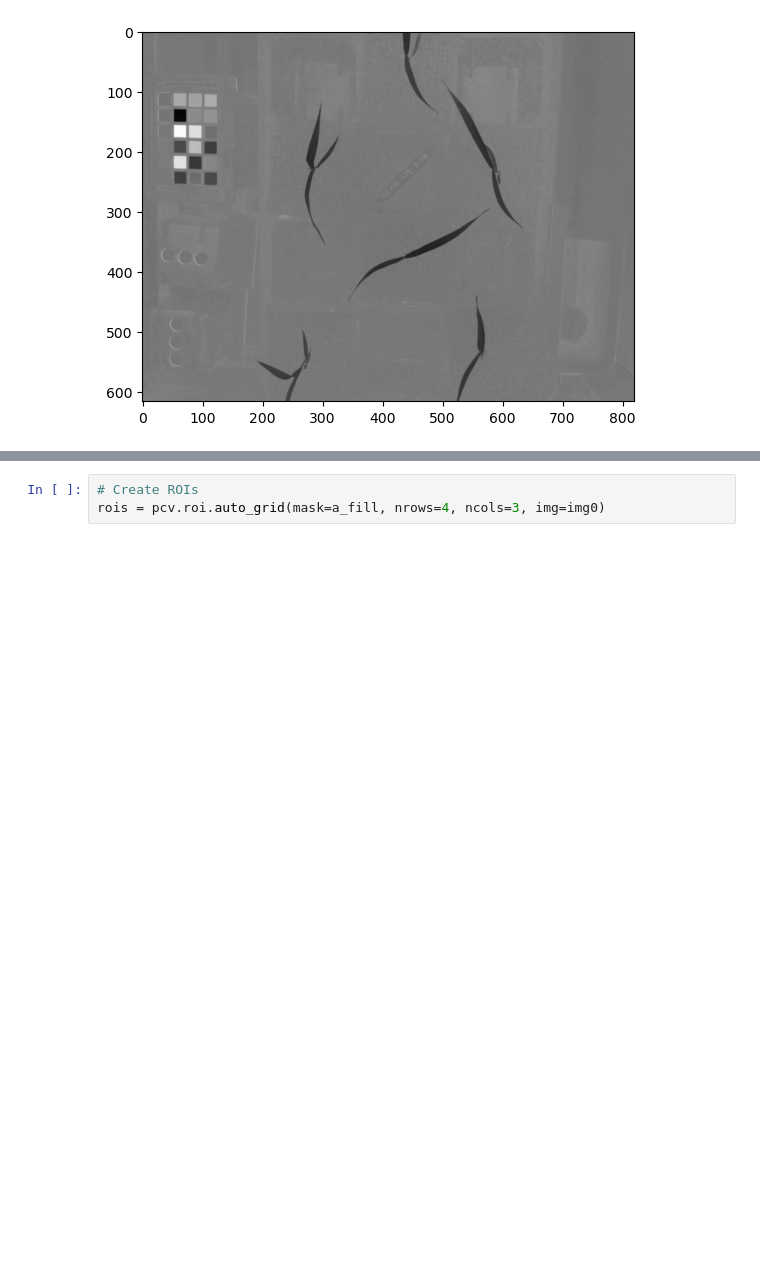
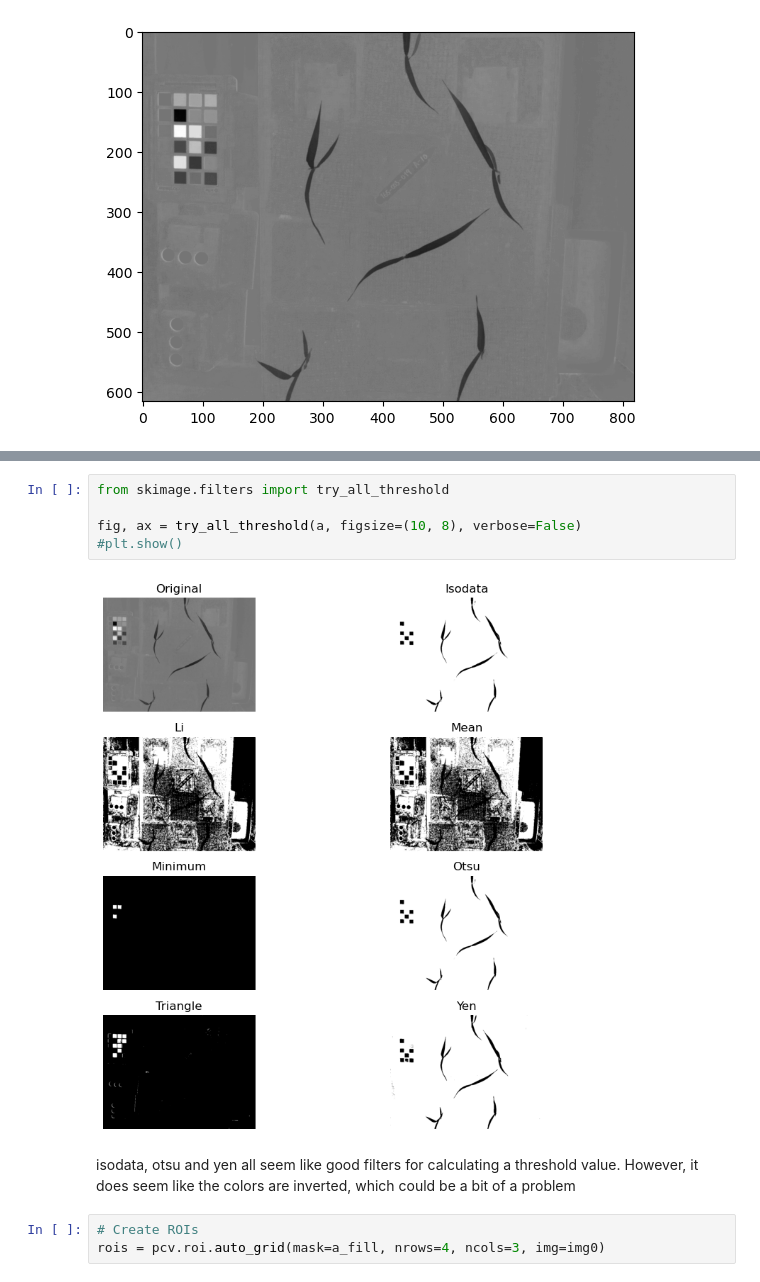
Before and after one commit to MST-Capstone2-MarsFarm/Tutorials, a Jupyter notebook: workflow/plantcv-tutorial-segment-image-series/index.ipynb, the cells around one changed output, grey strips where cells are left out. Saved outputs shown, nothing was run; the diff lists cells and outputs as text; blank space fills up the shorter version.

Commit message:
tested out skimage thresholding methods

```diff
--- a/workflow/plantcv-tutorial-segment-image-series/index.ipynb
+++ b/workflow/plantcv-tutorial-segment-image-series/index.ipynb
@@ -85,6 +85,15 @@ a = pcv.rgb2gray_lab(rgb_img=img0, channel='a')
 hist = pcv.visualize.histogram(img=a, bins=25)
 # %% [output]
 [interactive output not drawn]
+# %%
+from skimage.filters import try_all_threshold
+
+fig, ax = try_all_threshold(a, figsize=(10, 8), verbose=False)
+#plt.show()
+# %% [output]
+[figure, added]
+# %% [markdown]
+isodata, otsu and yen all seem like good filters for calculating a threshold value. However, it does seem like the colors are inverted, which could be a bit of a problem
 # %%
 # Create ROIs
 rois = pcv.roi.auto_grid(mask=a_fill, nrows=4, ncols=3, img=img0)
```
